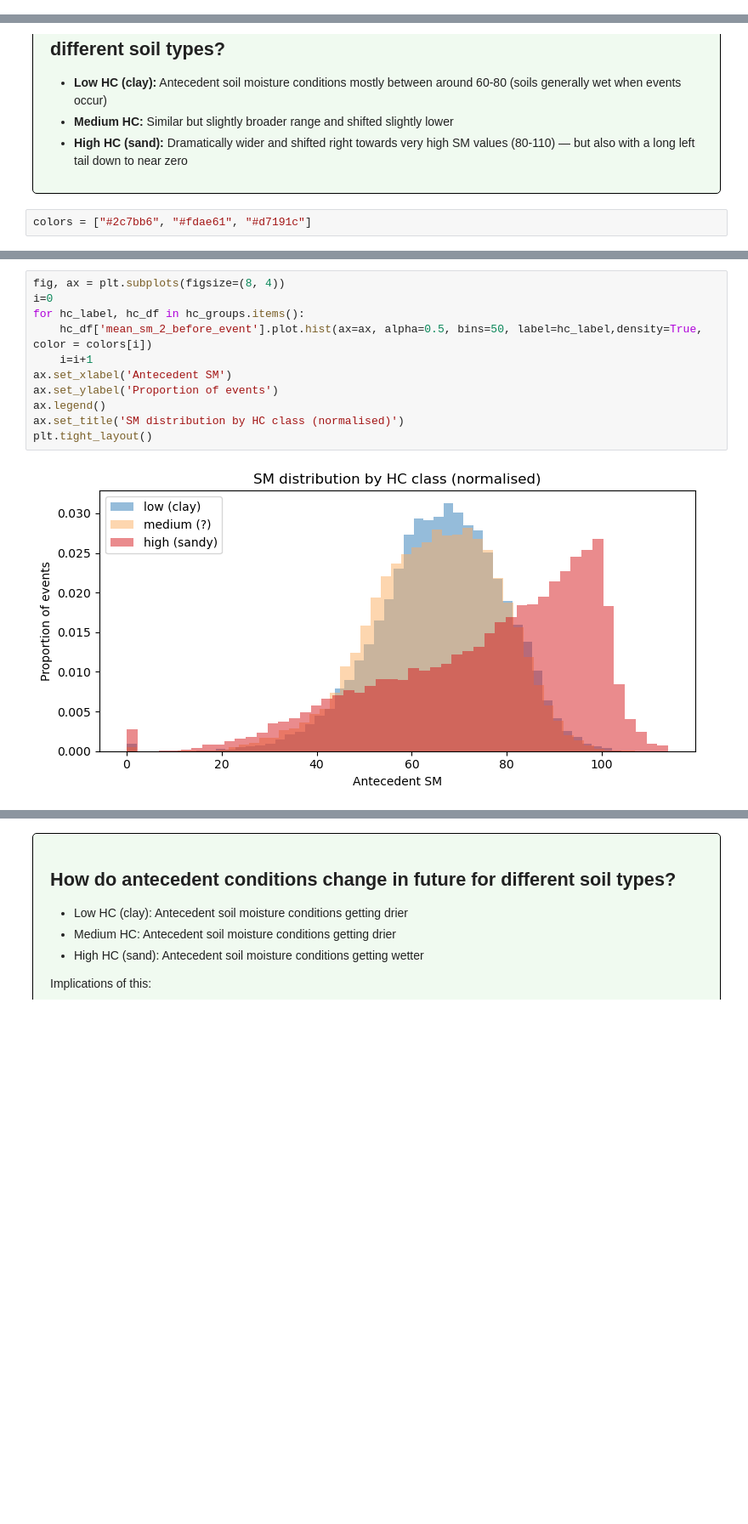
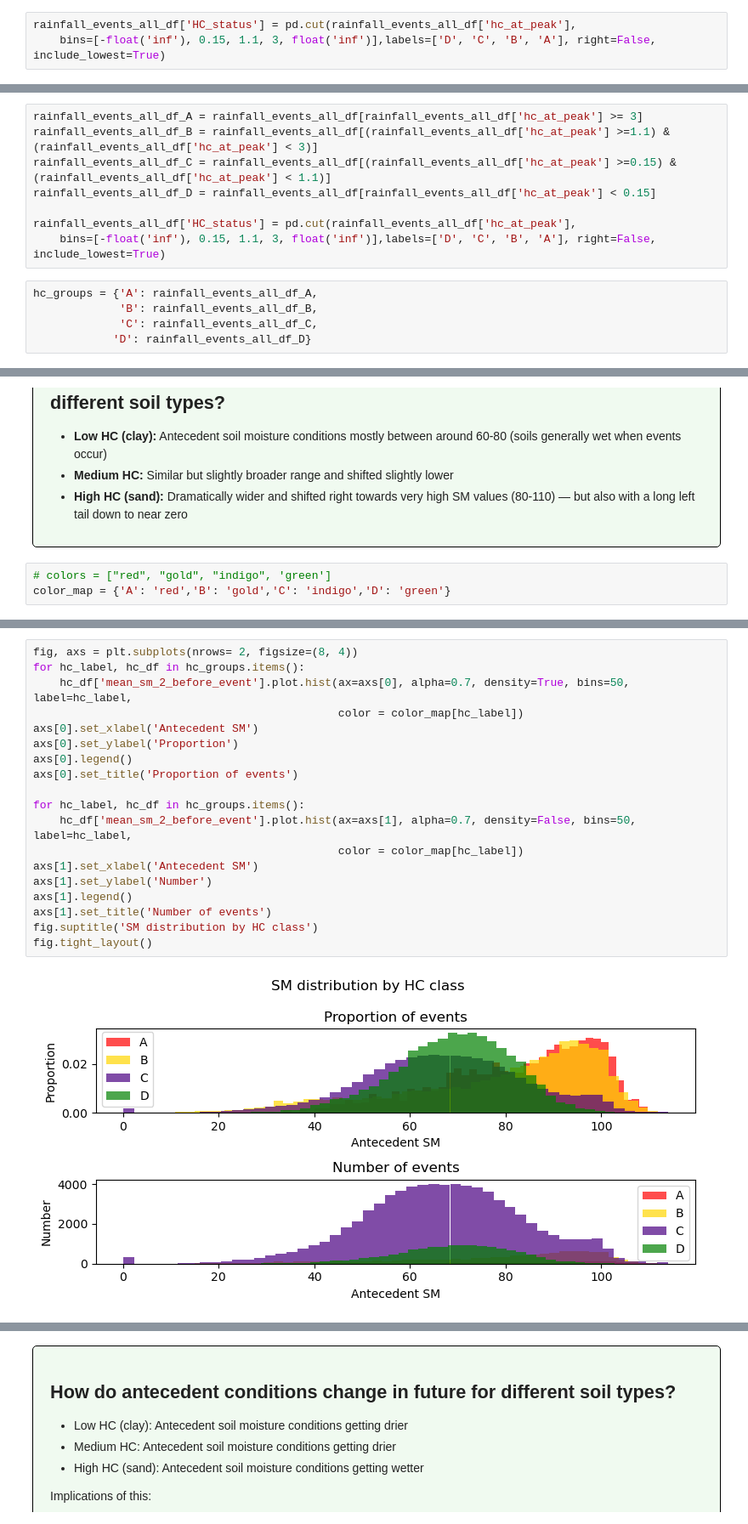
Before and after one commit to masher92/FutureFlood, a Jupyter notebook: AnalyseResults/AnalyseResults.ipynb, the cells around one changed output, grey strips where cells are left out. Shown at 85% size. Cells and saved outputs as stored; diff of their text form; blank space fills up the shorter version.

```diff
--- a/AnalyseResults/AnalyseResults.ipynb
+++ b/AnalyseResults/AnalyseResults.ipynb
@@ -69,0 +76,3 @@ rainfall_events_all_df = rainfall_events_all_df[rainfall_events_all_df['max_prec
+# %%
+rainfall_events_all_df['HC_status'] = pd.cut(rainfall_events_all_df['hc_at_peak'],
+    bins=[-float('inf'), 0.15, 1.1, 3, float('inf')],labels=['D', 'C', 'B', 'A'], right=False, include_lowest=True)
@@ -137,3 +685,16 @@ hc_groups = {'low (clay)': rainfall_events_all_df_lowHC,
+# %%
+rainfall_events_all_df_A = rainfall_events_all_df[rainfall_events_all_df['hc_at_peak'] >= 3]
+rainfall_events_all_df_B = rainfall_events_all_df[(rainfall_events_all_df['hc_at_peak'] >=1.1) & (rainfall_events_all_df['hc_at_peak'] < 3)]
+rainfall_events_all_df_C = rainfall_events_all_df[(rainfall_events_all_df['hc_at_peak'] >=0.15) & (rainfall_events_all_df['hc_at_peak'] < 1.1)]
+rainfall_events_all_df_D = rainfall_events_all_df[rainfall_events_all_df['hc_at_peak'] < 0.15]
+
+rainfall_events_all_df['HC_status'] = pd.cut(rainfall_events_all_df['hc_at_peak'],
+    bins=[-float('inf'), 0.15, 1.1, 3, float('inf')],labels=['D', 'C', 'B', 'A'], right=False, include_lowest=True)
+# %%
+hc_groups = {'A': rainfall_events_all_df_A,
+             'B': rainfall_events_all_df_B,
+             'C': rainfall_events_all_df_C,
+            'D': rainfall_events_all_df_D}
 # %% [markdown]
 <div style="background-color: #f0faf0; border: 1px solid black; border-radius: 5px; padding: 15px 20px; margin: 10px 0px;">
 
@@ -145,4 +706,5 @@ hc_groups = {'low (clay)': rainfall_events_all_df_lowHC,
 
 </div>
 # %%
-colors = ["#2c7bb6", "#fdae61", "#d7191c"]
+# colors = ["red", "gold", "indigo", 'green']
+color_map = {'A': 'red','B': 'gold','C': 'indigo','D': 'green'}
@@ -165,13 +711,21 @@ rainfall_events_all_df_highHC
 # %%
-fig, ax = plt.subplots(figsize=(8, 4))
-i=0
+fig, axs = plt.subplots(nrows= 2, figsize=(8, 4))
 for hc_label, hc_df in hc_groups.items():
-    hc_df['mean_sm_2_before_event'].plot.hist(ax=ax, alpha=0.5, bins=50, label=hc_label,density=True, color = colors[i])
-    i=i+1
-ax.set_xlabel('Antecedent SM')
-ax.set_ylabel('Proportion of events')
-ax.legend()
-ax.set_title('SM distribution by HC class (normalised)')
-plt.tight_layout()
+    hc_df['mean_sm_2_before_event'].plot.hist(ax=axs[0], alpha=0.7, density=True, bins=50, label=hc_label,
+                                              color = color_map[hc_label])
+axs[0].set_xlabel('Antecedent SM')
+axs[0].set_ylabel('Proportion')
+axs[0].legend()
+axs[0].set_title('Proportion of events')
+
+for hc_label, hc_df in hc_groups.items():
+    hc_df['mean_sm_2_before_event'].plot.hist(ax=axs[1], alpha=0.7, density=False, bins=50, label=hc_label,
+                                              color = color_map[hc_label])
+axs[1].set_xlabel('Antecedent SM')
+axs[1].set_ylabel('Number')
+axs[1].legend()
+axs[1].set_title('Number of events')
+fig.suptitle('SM distribution by HC class')
+fig.tight_layout()
 # %% [output]
-[figure, old version]
+[figure, new version]
```
Also changed, not shown: parts of 72 cells of this notebook, 1 other file.
